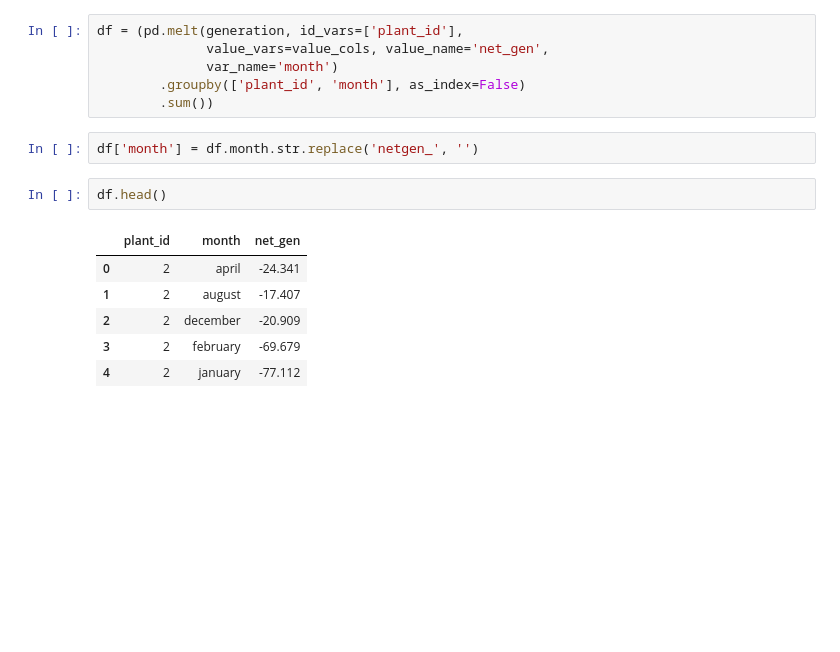
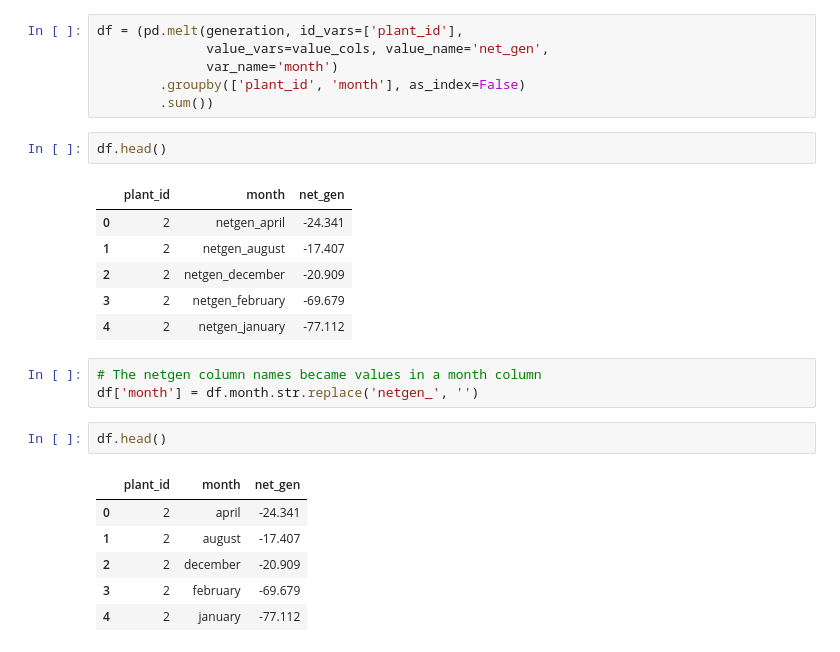
Before and after one commit to gschivley/python-data-analysis-class, a Jupyter notebook: notebooks/Pandas/2 - Explore file imports.ipynb, the cells around one changed output. Drawn from its saved outputs; the diff is of its cells as text; blank space fills up the shorter version.

```diff
--- a/notebooks/Pandas/2 - Explore file imports.ipynb
+++ b/notebooks/Pandas/2 - Explore file imports.ipynb
@@ -569,7 +268,17 @@ df = (pd.melt(generation, id_vars=['plant_id'],
               var_name='month')
         .groupby(['plant_id', 'month'], as_index=False)
         .sum())
+# %%
+df.head()
+# %% [output]
+|  | plant_id | month | net_gen |
+| 0 | 2 | netgen_april | -24.341 |
+| 1 | 2 | netgen_august | -17.407 |
+| 2 | 2 | netgen_december | -20.909 |
+| 3 | 2 | netgen_february | -69.679 |
+| 4 | 2 | netgen_january | -77.112 |
 # %%
+# The netgen column names became values in a month column
 df['month'] = df.month.str.replace('netgen_', '')
 # %%
 df.head()
```
Also changed, not shown: parts of 70 cells of this notebook, 1 other file.
